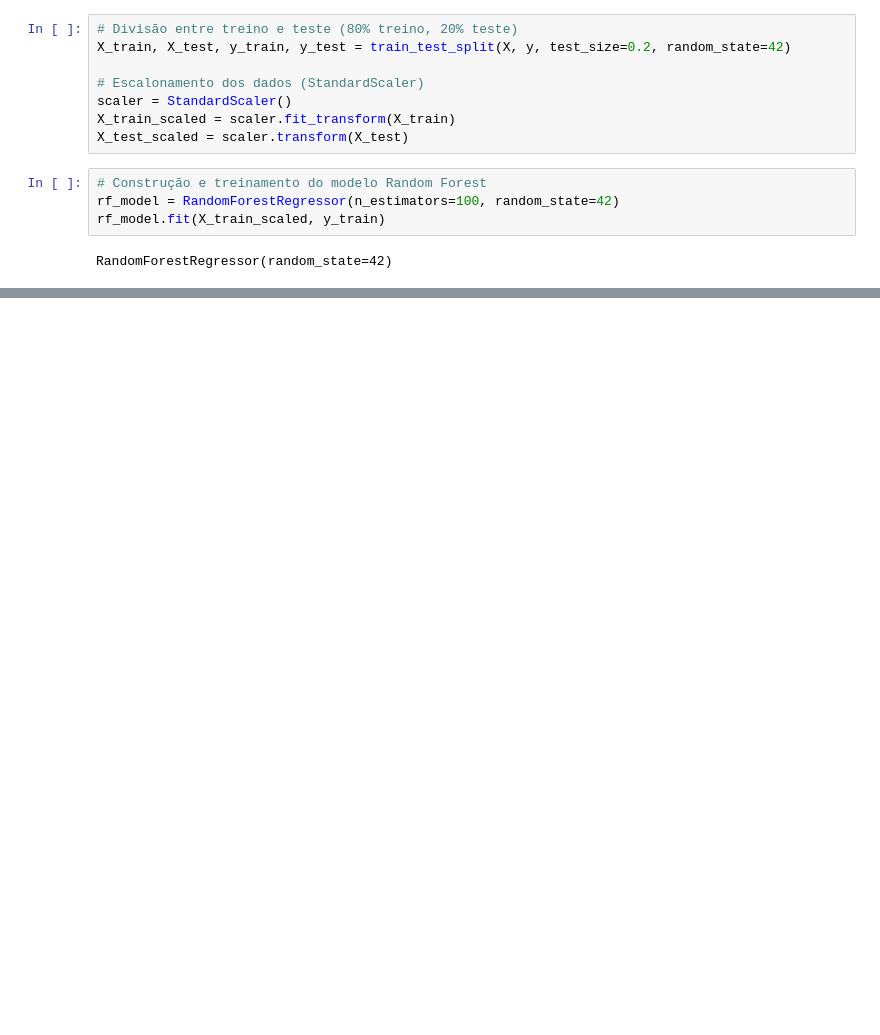
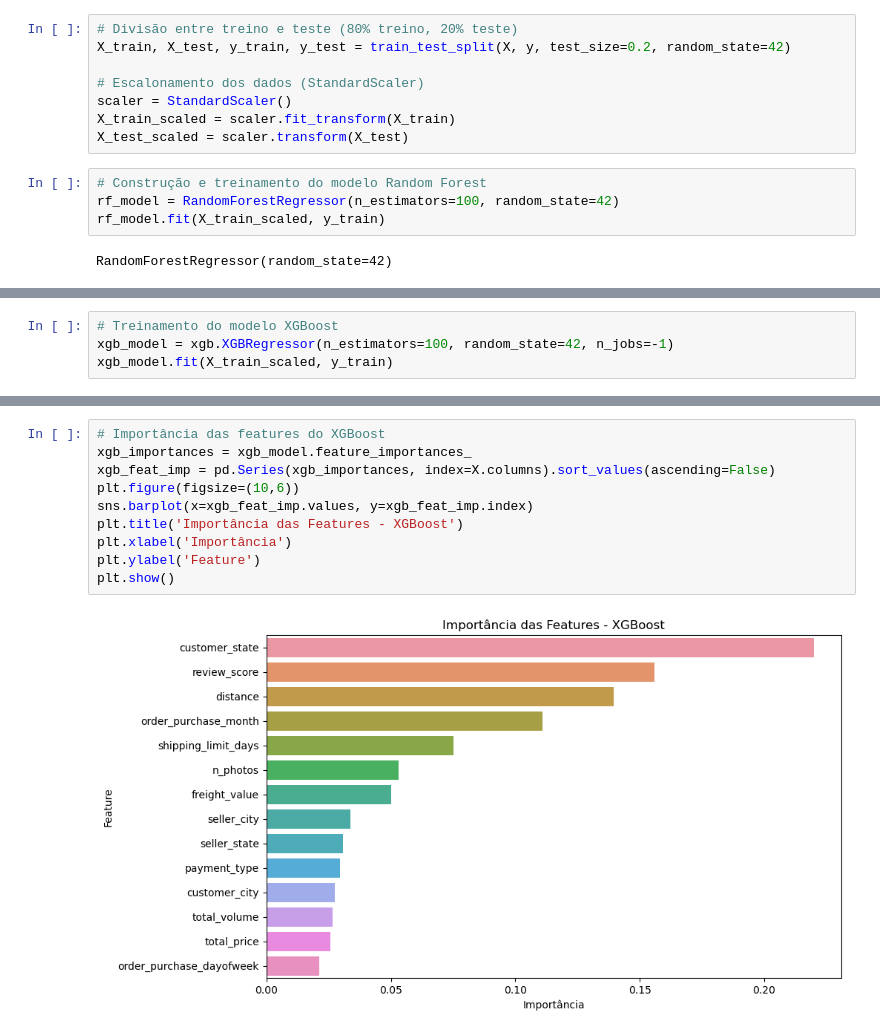
Before and after one commit to edilton-bs/projeto-analisepreditivavendas, a Jupyter notebook: notebooks/02_modelling_evaluation.ipynb, the cells around one changed output, grey strips where cells are left out. Drawn from its saved outputs; the diff is of its cells as text; blank space fills up the shorter version.

```diff
--- a/notebooks/02_modelling_evaluation.ipynb
+++ b/notebooks/02_modelling_evaluation.ipynb
@@ -242,0 +342,4 @@ R²: 48.40%
+# %%
+# Treinamento do modelo XGBoost
+xgb_model = xgb.XGBRegressor(n_estimators=100, random_state=42, n_jobs=-1)
+xgb_model.fit(X_train_scaled, y_train)
@@ -242,0 +358,12 @@ R²: 48.40%
+# %%
+# Importância das features do XGBoost
+xgb_importances = xgb_model.feature_importances_
+xgb_feat_imp = pd.Series(xgb_importances, index=X.columns).sort_values(ascending=False)
+plt.figure(figsize=(10,6))
+sns.barplot(x=xgb_feat_imp.values, y=xgb_feat_imp.index)
+plt.title('Importância das Features - XGBoost')
+plt.xlabel('Importância')
+plt.ylabel('Feature')
+plt.show()
+# %% [output]
+[figure, added]
```
Also changed, not shown: parts of 29 cells of this notebook, 4 other files.
